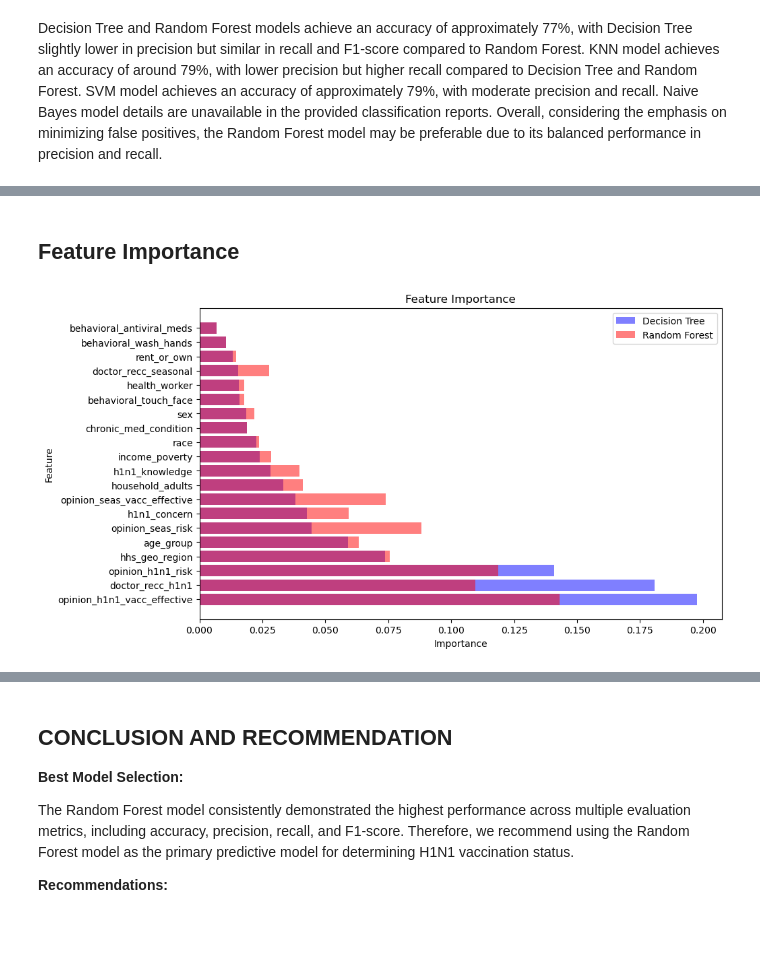
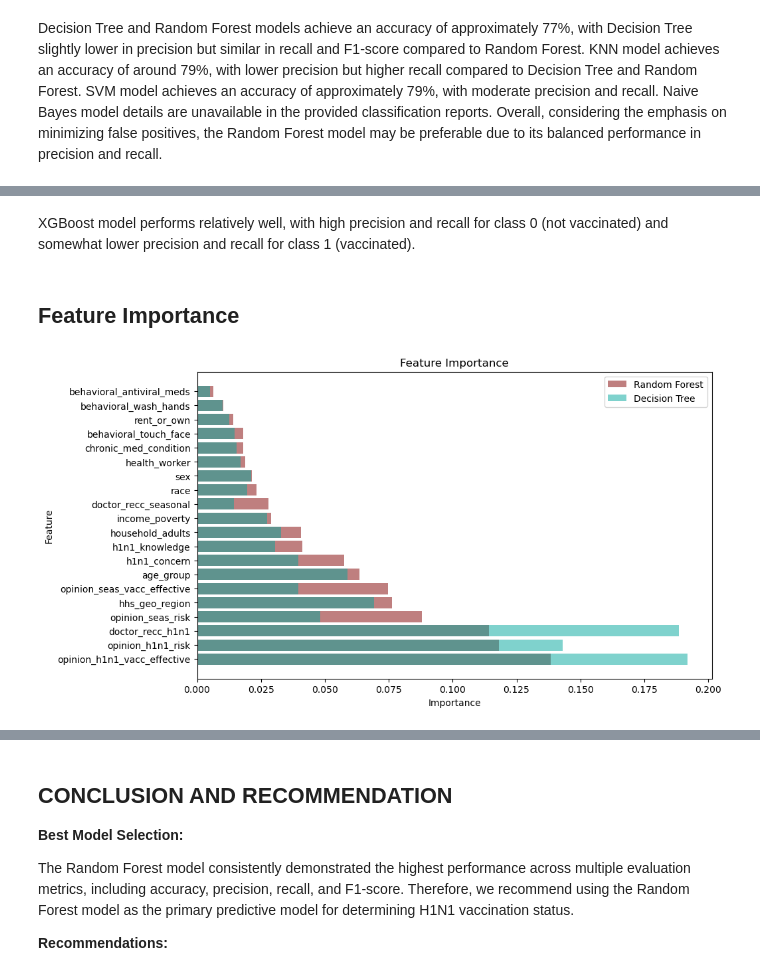
Before and after one commit to Cynthiachelangat/h1n1vaccineprediction, a Jupyter notebook: main.ipynb, the cells around one changed output, grey strips where cells are left out. Drawn from its saved outputs; the diff is of its cells as text; code cells hidden in the pictures; blank space fills up the shorter version.

Commit message:
updating feature importance

```diff
--- a/main.ipynb
+++ b/main.ipynb
@@ -1471,31 +1530,33 @@ plt.show()
+# %% [markdown]
+XGBoost model performs relatively well, with high precision and recall for class 0 (not vaccinated) and somewhat lower precision and recall for class 1 (vaccinated).
 # %% [markdown]
 ## **Feature Importance**
 # %%
 # Extract the selected features from the dataset
 selected_features_df = mergedData[selected_features]
 
 # Assuming you have trained decision tree and random forest models stored in variables 'dt_classifier' and 'rf_classifier' respectively
+rf_feature_importance = rf_classifier.feature_importances_
 dt_feature_importance = dt_classifier.feature_importances_
-rf_feature_importance = rf_classifier.feature_importances_
 
 # Assuming 'selected_features' is a list of selected feature names
 # Create DataFrames with reshaped 'selected_features'
+rf_feature_importance_df = pd.DataFrame({'Feature': selected_features, 'Importance': rf_feature_importance })
 dt_feature_importance_df = pd.DataFrame({'Feature': selected_features, 'Importance': dt_feature_importance})
-rf_feature_importance_df = pd.DataFrame({'Feature': selected_features, 'Importance': rf_feature_importance})
 # Sort by importance
+rf_feature_importance_df = rf_feature_importance_df.sort_values(by='Importance', ascending=False)
 dt_feature_importance_df = dt_feature_importance_df.sort_values(by='Importance', ascending=False)
-rf_feature_importance_df = rf_feature_importance_df.sort_values(by='Importance', ascending=False)
 
 
 # Plot feature importance
 plt.figure(figsize=(10, 6))
-plt.barh(dt_feature_importance_df['Feature'], dt_feature_importance_df['Importance'], color='b', alpha=0.5, label='Decision Tree')
-plt.barh(rf_feature_importance_df['Feature'], rf_feature_importance_df['Importance'], color='r', alpha=0.5, label='Random Forest')
+plt.barh(rf_feature_importance_df['Feature'], rf_feature_importance_df['Importance'], color='#800000', alpha=0.5, label='Random Forest')
+plt.barh(dt_feature_importance_df['Feature'], dt_feature_importance_df['Importance'], color='#00a79d', alpha=0.5, label='Decision Tree')
 plt.xlabel('Importance')
 plt.ylabel('Feature')
 plt.title('Feature Importance')
 plt.legend()
 plt.savefig('images/featureImportance.png')
 plt.show()
 # %% [output]
-[figure, old version]
+[figure, new version]
```
Also changed, not shown: parts of 36 cells of this notebook, 11 other files.
